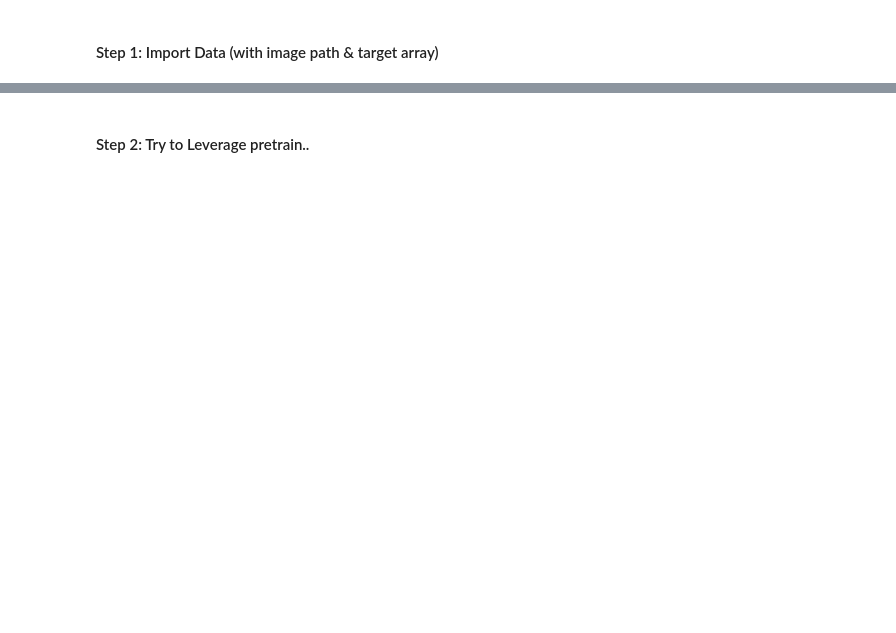
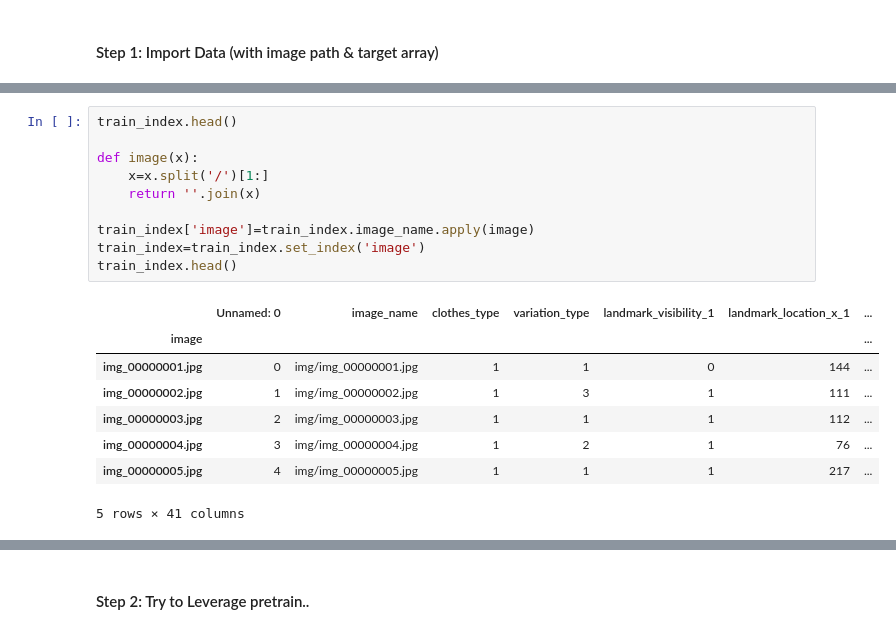
Before and after one commit to julialintern/fashionNet, a Jupyter notebook: VGG_upper_blue.ipynb, the cells around one changed output, grey strips where cells are left out. Cells and saved outputs as stored; diff of their text form; blank space fills up the shorter version.

```diff
--- a/VGG_upper_blue.ipynb
+++ b/VGG_upper_blue.ipynb
@@ -36,0 +61,19 @@ Using gpu device 0: GRID K520 (CNMeM is enabled with initial size: 95.0% of memo
+# %%
+train_index.head()
+
+def image(x):
+    x=x.split('/')[1:]
+    return ''.join(x)
+
+train_index['image']=train_index.image_name.apply(image)
+train_index=train_index.set_index('image')
+train_index.head()
+# %% [output]
+|  | Unnamed: 0 | image_name | clothes_type | variation_type | landmark_visibility_1 | landmark_location_x_1 | ... |
+| image |  |  |  |  |  |  | ... |
+| img_00000001.jpg | 0 | img/img_00000001.jpg | 1 | 1 | 0 | 144 | ... |
+| img_00000002.jpg | 1 | img/img_00000002.jpg | 1 | 3 | 1 | 111 | ... |
+| img_00000003.jpg | 2 | img/img_00000003.jpg | 1 | 1 | 1 | 112 | ... |
+| img_00000004.jpg | 3 | img/img_00000004.jpg | 1 | 2 | 1 | 76 | ... |
+| img_00000005.jpg | 4 | img/img_00000005.jpg | 1 | 1 | 1 | 217 | ... |
+5 rows × 41 columns
```
Also changed, not shown: parts of 40 cells of this notebook.
